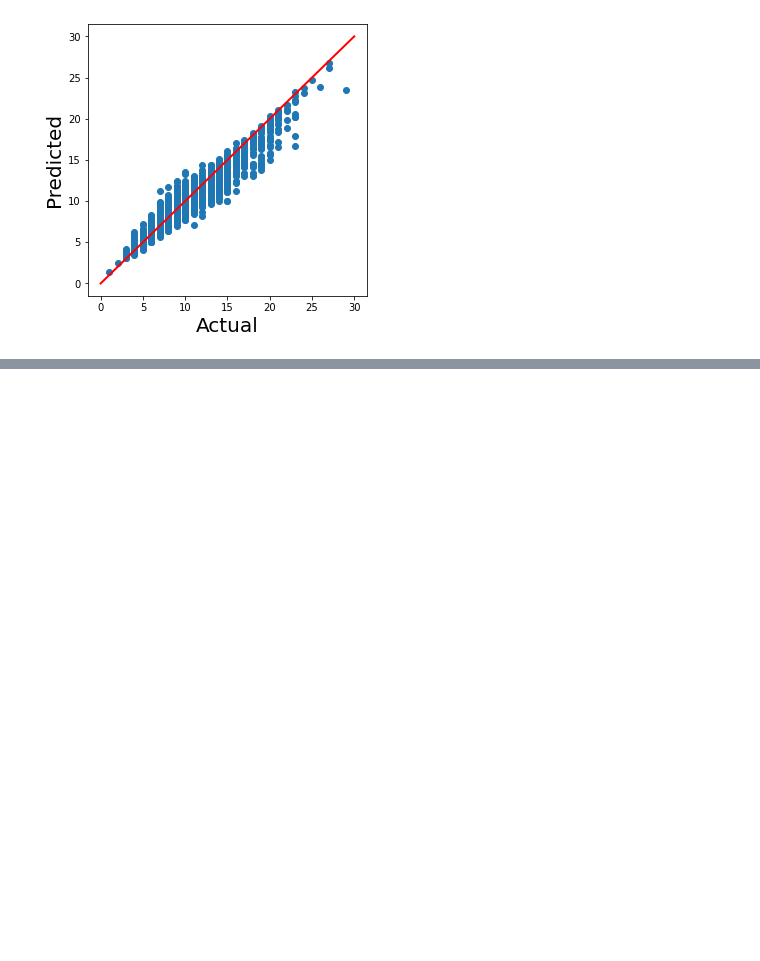
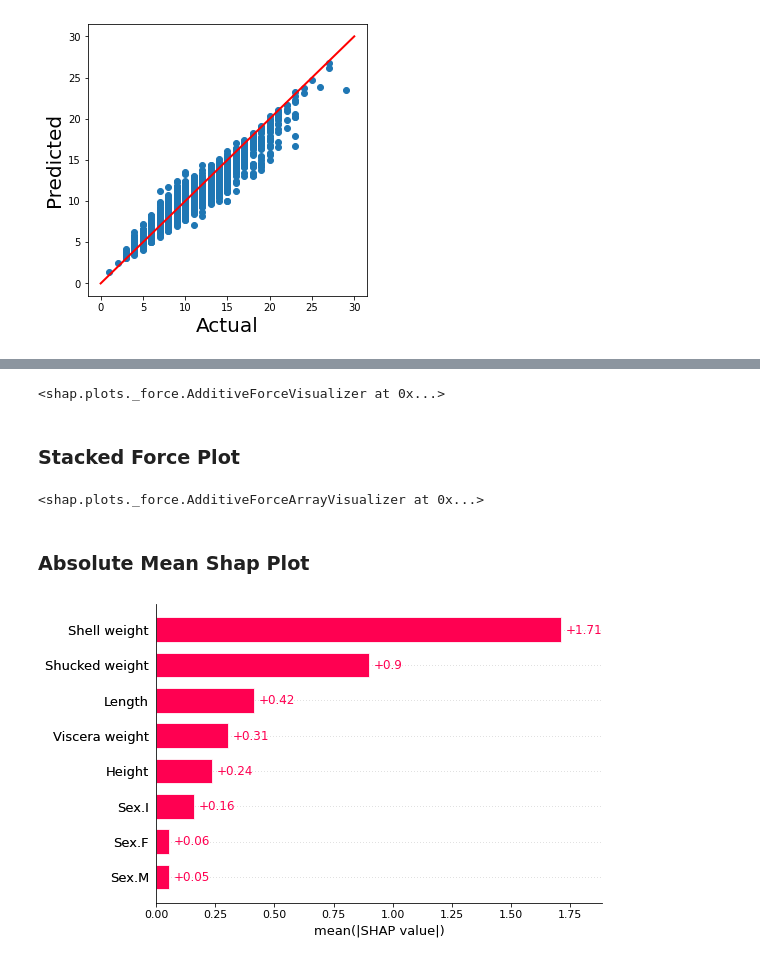
Before and after one commit to Abedeen25/Multiclass-classifiation-and-explainability, a Jupyter notebook: SHAP_01.ipynb, the cells around one changed output, grey strips where cells are left out. Cells and saved outputs as stored; diff of their text form; code cells hidden in the pictures; blank space fills up the shorter version.

```diff
--- a/SHAP_01.ipynb
+++ b/SHAP_01.ipynb
@@ -147,0 +167,19 @@ Text(0.5, 0, 'Actual')
+# %%
+shap.plots.force(shap_values[0])
+# %% [output]
+<shap.plots._force.AdditiveForceVisualizer at 0x...>
+# %% [markdown]
+### Stacked Force Plot
+# %%
+# uses multiple observations to show a trend
+shap.plots.force(shap_values[0:1000])
+# %% [output]
+<shap.plots._force.AdditiveForceArrayVisualizer at 0x...>
+# %% [markdown]
+### Absolute Mean Shap Plot
+# %%
+# Shows which feature are more important
+
+shap.plots.bar(shap_values)
+# %% [output]
+[figure, added]
```
Also changed, not shown: parts of 11 cells of this notebook.
